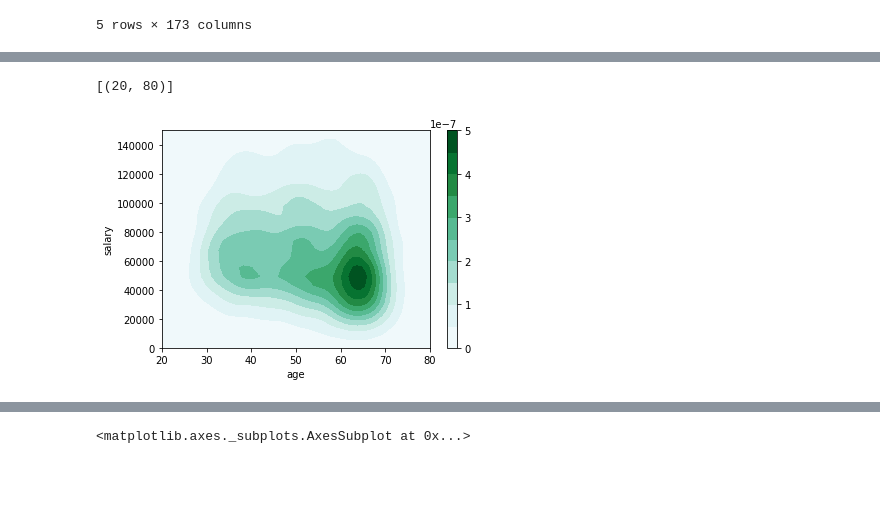
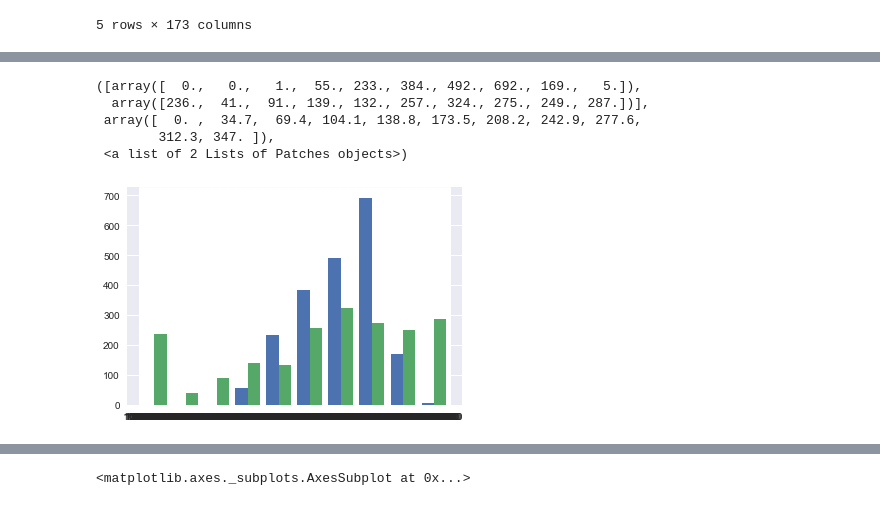
Before and after one commit to nc-looks/PythonBasics, a Jupyter notebook: Work/TAProdDataAnalysis/TAProdDataAnalysis.ipynb, the cells around one changed output, grey strips where cells are left out. Cells and saved outputs as stored; diff of their text form; code cells hidden in the pictures; blank space fills up the shorter version.

```diff
--- a/Work/TAProdDataAnalysis/TAProdDataAnalysis.ipynb
+++ b/Work/TAProdDataAnalysis/TAProdDataAnalysis.ipynb
@@ -128,10 +261,19 @@ sns.distplot(df.recommended_retirement_age, axlabel='Recommended Retirement Age'
 # %%
 #Visualization 8.3: Distribution of difference in desired and recommended retirement ages
-diff = df.retirement_age - df.recommended_retirement_age
 
+new = df.iloc[:,[3, 102]]
+difference = new.retirement_age - new.recommended_retirement_age
 #questionable
-great = diff[diff>0]
-lower = diff[diff<0]
+#great = diff[diff>0]
+#lower = diff[diff<0]
 
-sns.distplot(diff, axlabel='Difference in Investor Age and Spouse Age', color='r')
+sns.set()
+bins=[-10,-5,-3,-2,-1,0,1,2,3,5,10]
+plt.hist(difference, bins=bins)
+
+
+#new[new.retirement_age!=new.recommended_retirement_age].shape[0]
+
+#quartiles or quantile data
+difference.quantile([0.2,0.4,0.6,0.8])
 # %% [output]
@@ -181,0 +286,15 @@ Married           76775.9     66560  48743.4
+# %%
+#Visualization 9: Distribution of Salary (Unconditional)
+
+
+#sns.distplot(cleanSalary, axlabel="Salary", hist=True)
+
+salary = df.iloc[:,[2]]
+cleanSalary = salary[salary['salary']>1000]
+
+sns.set()
+#bins=[0,25000,40000,50000,60000,75000,100000]
+plt.hist(cleanSalary)
+
+#quantiles
+cleanSalary.quantile([0.2,0.4,0.6,0.8])
@@ -182,14 +343,23 @@ Married           76775.9     66560  48743.4
 # %%
 #Visualization 11: Distribution of Salary conditional on age
-g = sns.kdeplot(df.age, df.salary, shade=True, cbar=True)
-g.set(ylim=(0, 150000))
-g.set(xlim=(20, 80))
+#g = sns.kdeplot(df.age, df.salary, shade=True, cbar=True)
+#g.set(ylim=(0, 150000))
+#g.set(xlim=(20, 80))
+
+salary = df.iloc[:,[0, 2]]
+cleanSalary = salary[salary['salary']>1000]
+
+plt.hist(cleanSalary)
 
 
 # number of users per density
 # %% [output]
-[(20, 80)]
+([array([  0.,   0.,   1.,  55., 233., 384., 492., 692., 169.,   5.]),
+  array([236.,  41.,  91., 139., 132., 257., 324., 275., 249., 287.])],
+ array([  0. ,  34.7,  69.4, 104.1, 138.8, 173.5, 208.2, 242.9, 277.6,
+        312.3, 347. ]),
+ <a list of 2 Lists of Patches objects>)
-[figure, old version]
+[figure, new version]
 # %%
 #Visualization 12: Distribution of combined pension and annuity as % of salary
 
```
Also changed, not shown: parts of 28 cells of this notebook, 1 other file.
